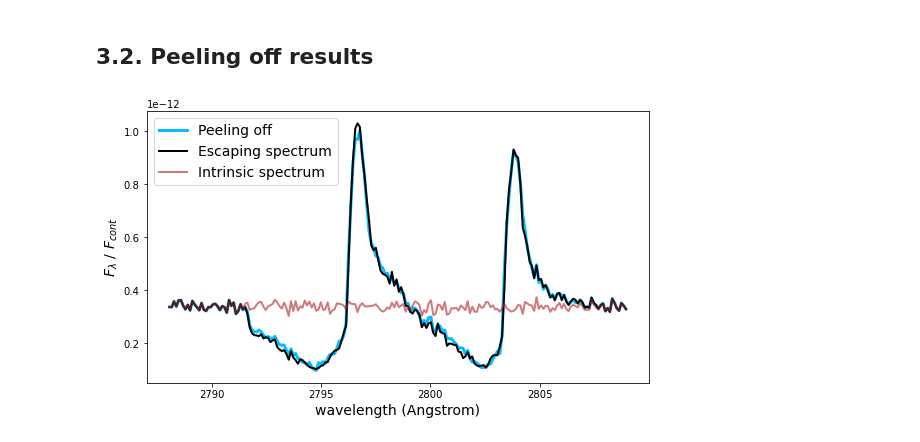
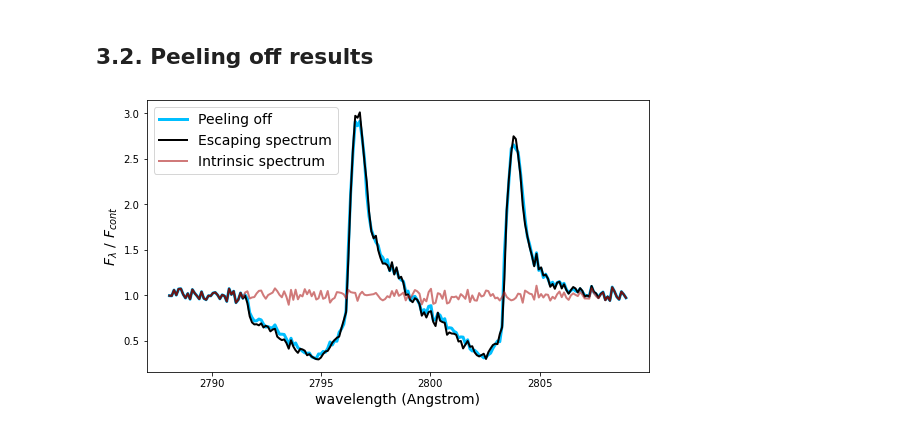
Before and after one commit to Supriyosaha1/Department_project-II, a Jupyter notebook: tutorials/tutorial_2/Tuturial-2.ipynb, the cells around one changed output. Saved outputs shown, nothing was run; the diff lists cells and outputs as text; code cells hidden in the pictures.

```diff
--- a/tutorials/tutorial_2/Tuturial-2.ipynb
+++ b/tutorials/tutorial_2/Tuturial-2.ipynb
@@ -261,8 +253,8 @@ lint,sint = p.spectrum(frame='ic',nbins=200,lmin=2788,lmax=2809)
 # %%
 # normalise spectra to the median value of the intrinsic spectrum
 continuum = np.median(sint)
-sobs = sobs #/ continuum
-sint = sint #/ continuum
+sobs = sobs / continuum
+sint = sint / continuum
 # %%
 # plot spectra
 plt.plot(lobs,sobs,label='Escaping spectrum',lw=2,ls='-',c='k')
@@ -284,15 +276,15 @@ from mocks import mockobs
 m = mockobs('./','mock','./ppic.dat',load_spectrum=True,load_image=True)
 # %%
 plt.figure(figsize=(9,5))
-plt.plot(m.spec_lbda_Angstrom,m.spec,lw=3,c='deepskyblue',label='Peeling off')
+plt.plot(m.spec_lbda_Angstrom,m.spec/continuum,lw=3,c='deepskyblue',label='Peeling off')
 plt.plot(lobs,sobs,label='Escaping spectrum',lw=2,ls='-',c='k')
 plt.plot(lint,sint,alpha=0.6,label='Intrinsic spectrum',lw=2,ls='-',c='firebrick')
 plt.legend(fontsize=14,loc='upper left')
 plt.xlabel('wavelength (Angstrom)',fontsize=14)
 plt.ylabel(r'$F_\lambda\ /\ F_{cont}$',fontsize=14)
 plt.show()
 # %% [output]
-[figure, old version]
+[figure, new version]
 # %%
 m.show_image(smooth=False,vmin=1e-19,vmax=1e-13)
 # %% [output]
```
Also changed, not shown: parts of 7 cells of this notebook, 1 other file.
